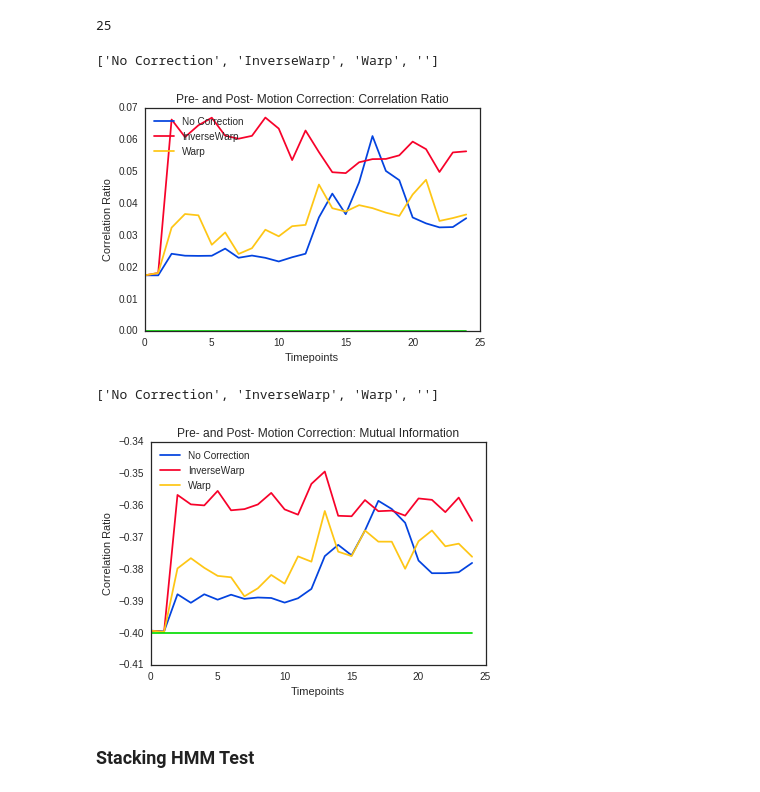
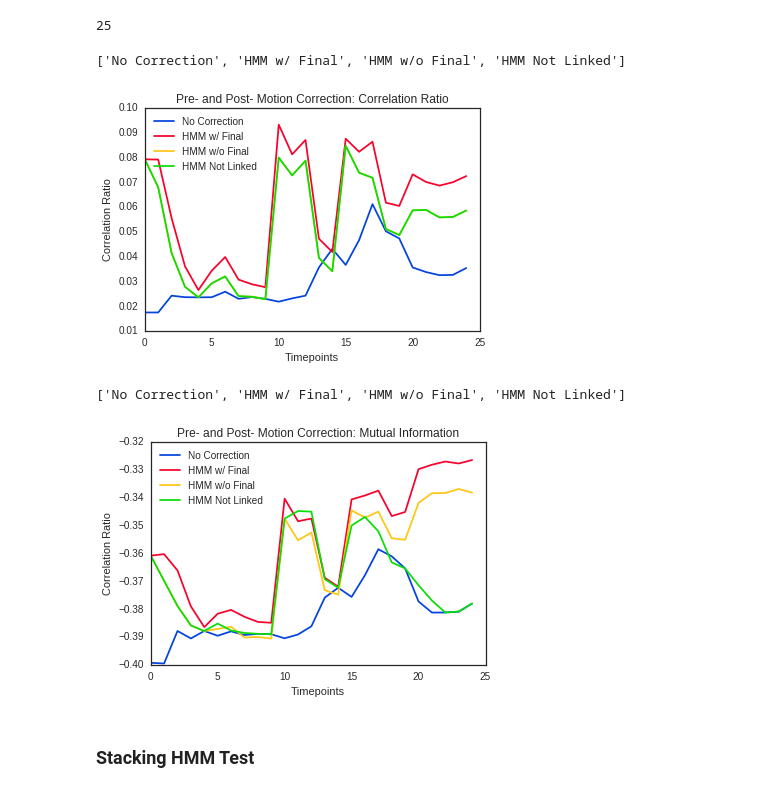
Before and after one commit to jmschabdach/markov-movement-correction, a Jupyter notebook: figureGeneration.ipynb, the cells around one changed output. Cells and saved outputs as stored; diff of their text form; code cells hidden in the pictures.

```diff
--- a/figureGeneration.ipynb
+++ b/figureGeneration.ipynb
@@ -209,8 +209,9 @@ When I changed the transform file output from .h5 to .mat+.nii.gz, I found out t
 # %%
 # load the data
 timepoints_df = pd.read_csv(baseDir+'testing_similarities_preregistration.csv')
-df0 = pd.read_csv(baseDir+'testing_similarities_0.csv')
-df1 = pd.read_csv(baseDir+'testing_similarities_1.csv')
+df0 = pd.read_csv(baseDir+'testing_similarities_finalTransform.csv')
+df1 = pd.read_csv(baseDir+'testing_similarities_noFinalTransform.csv')
+df2 = pd.read_csv(baseDir+'testing_similarities_notLinked.csv')
 
 # get the signals from the data
 time = timepoints_df[list(timepoints_df)[0]].tolist()
@@ -223,9 +224,12 @@ mi0 = df0[list(df0)[2]].tolist()
 corrRatio1 = df1[list(df1)[1]].tolist()
 mi1 = df1[list(df1)[2]].tolist()
 
+corrRatio2 = df2[list(df2)[1]].tolist()
+mi2 = df2[list(df2)[2]].tolist()
+
 placeholder = [0]*25
 # set up the labels
-simLabels = ['No Correction', 'InverseWarp', 'Warp', ""]
+simLabels = ['No Correction', 'HMM w/ Final', 'HMM w/o Final', 'HMM Not Linked']
 
 len(time[:25])
 # %% [output]
@@ -233,23 +237,23 @@ len(time[:25])
 # %%
 # plot the data - correlation ratio
 plotTimeseriesSimilarities(time[:25], preReg_CorrRatio[:25], corrRatio0,
-                           corrRatio1, placeholder,
+                           corrRatio1, corrRatio1,
                            title='Pre- and Post- Motion Correction: Correlation Ratio',
                            ylabel='Correlation Ratio',
                            simLabels=simLabels)
 # %% [output]
-['No Correction', 'InverseWarp', 'Warp', '']
+['No Correction', 'HMM w/ Final', 'HMM w/o Final', 'HMM Not Linked']
-[figure, old version]
+[figure, new version]
 # %%
 # plot the data - mutual information
 plotTimeseriesSimilarities(time[:25], preReg_MI[:25], mi0,
-                           mi1, [-.4]*25,
+                           mi1, mi2,
                            title='Pre- and Post- Motion Correction: Mutual Information',
                            ylabel='Correlation Ratio',
                            simLabels=simLabels)
 # %% [output]
-['No Correction', 'InverseWarp', 'Warp', '']
+['No Correction', 'HMM w/ Final', 'HMM w/o Final', 'HMM Not Linked']
-[figure, old version]
+[figure, new version]
 # %% [markdown]
 ### Stacking HMM Test
 # %%
```
Also changed, not shown: parts of 6 cells of this notebook, 2 other files.
